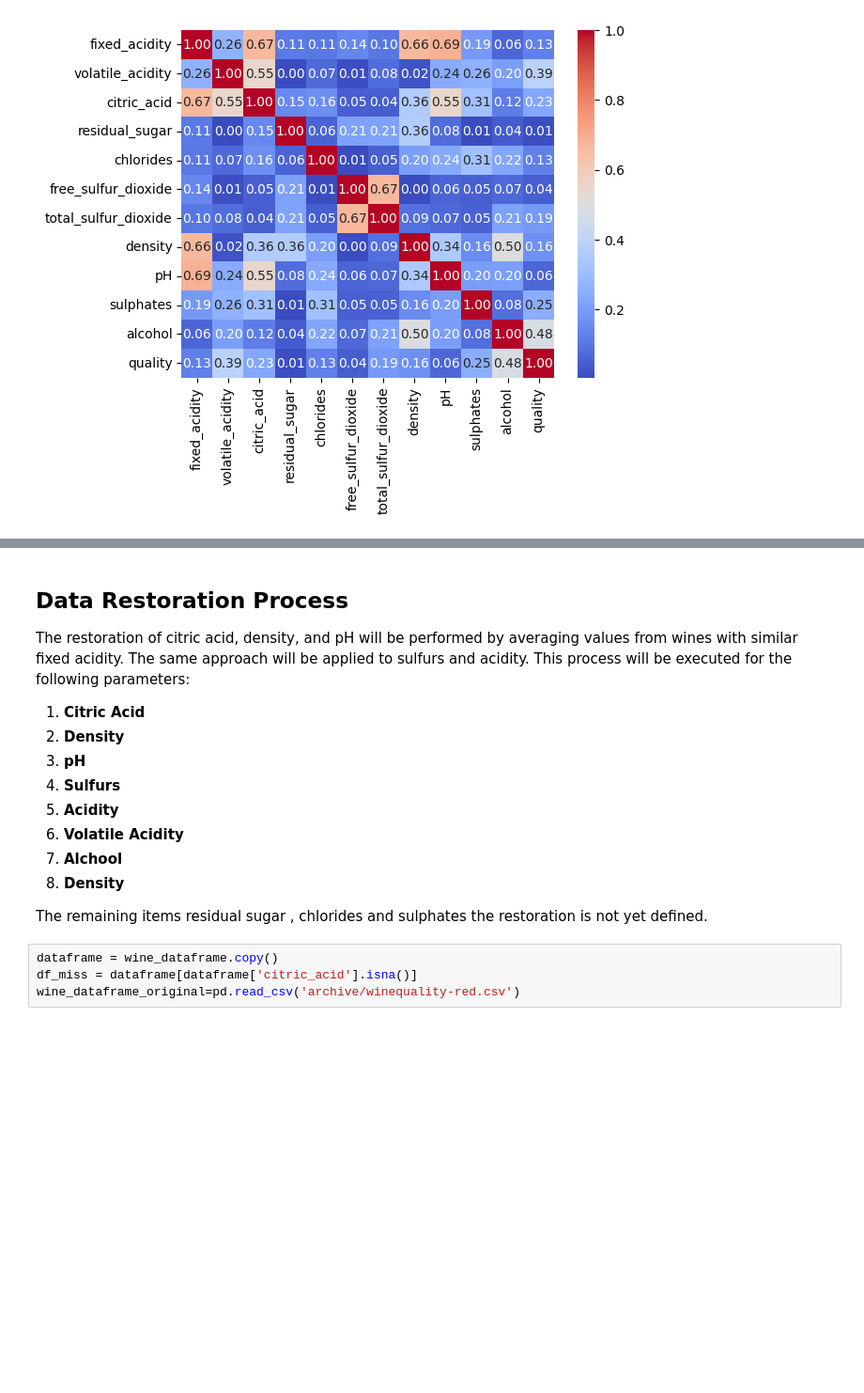
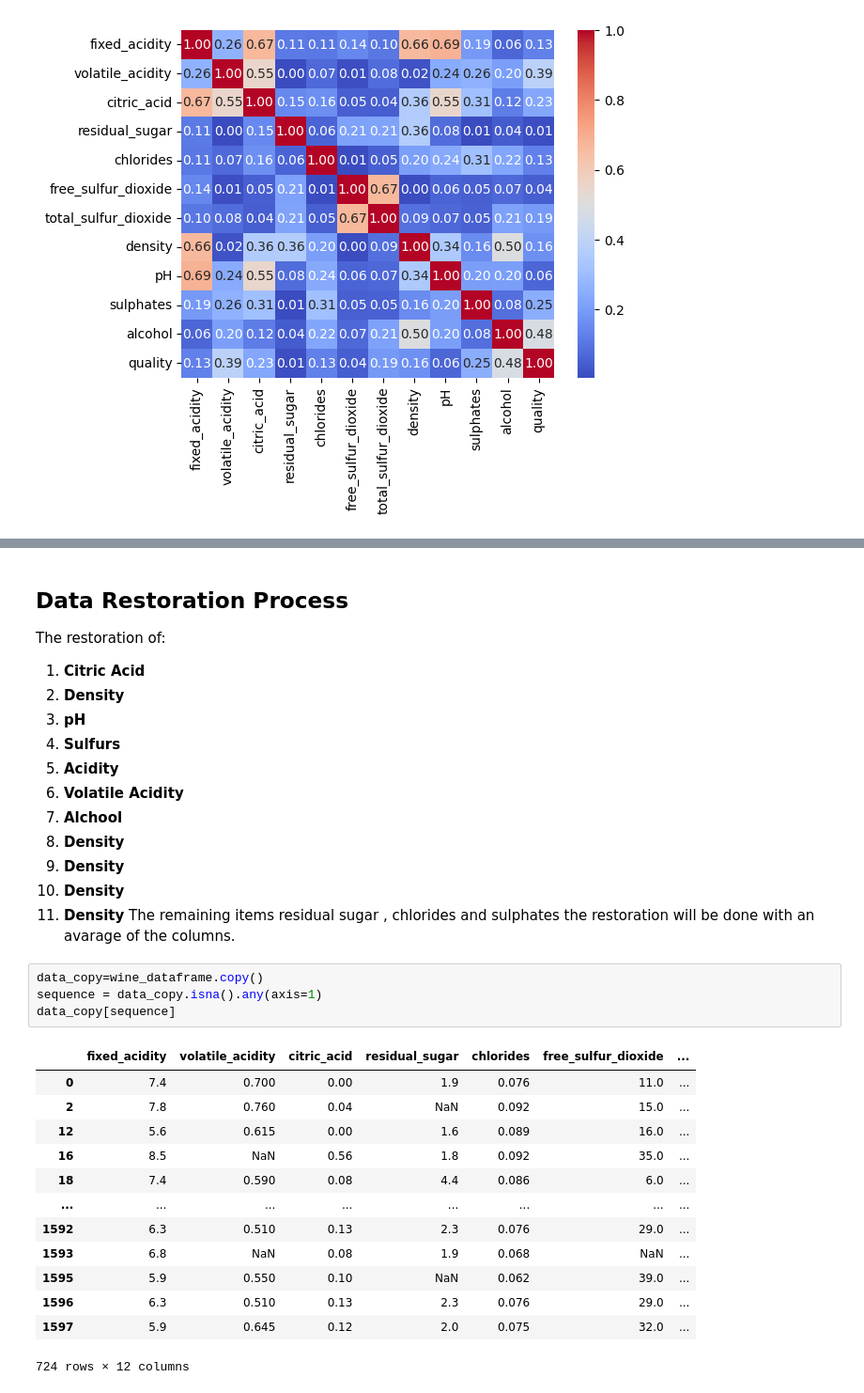
Before and after one commit to gonarec/WineDetector_Python_Project, a Jupyter notebook: Project.ipynb, the cells around one changed output, grey strips where cells are left out. Shown at 94% size. Drawn from its saved outputs; the diff is of its cells as text; blank space fills up the shorter version.

Commit message:
restoration_function_finish

```diff
--- a/Project.ipynb
+++ b/Project.ipynb
@@ -76,8 +76,7 @@ corr_features
 # %% [markdown]
 ## Data Restoration Process
 
-The restoration of citric acid, density, and pH will be performed by averaging values from wines with similar fixed acidity. The same approach will be applied to sulfurs and acidity. This process will be executed for the following parameters:
-
+The restoration of:
 1. **Citric Acid**
 2. **Density**
 3. **pH**
@@ -86,10 +85,26 @@ The restoration of citric acid, density, and pH will be performed by averaging v
 6. **Volatile Acidity**
 7. **Alchool**
 8. **Density**
-
-The remaining items residual sugar , chlorides and sulphates the restoration is not yet defined.
+9. **Density**
+10. **Density**
+11. **Density**
+The remaining items residual sugar , chlorides and sulphates the restoration will be done with an avarage of the columns.
-# %%
-dataframe = wine_dataframe.copy()
-df_miss = dataframe[dataframe['citric_acid'].isna()]
-wine_dataframe_original=pd.read_csv('archive/winequality-red.csv')
+# %%
+data_copy=wine_dataframe.copy()
+sequence = data_copy.isna().any(axis=1)
+data_copy[sequence]
+# %% [output]
+|  | fixed_acidity | volatile_acidity | citric_acid | residual_sugar | chlorides | free_sulfur_dioxide | ... |
+| 0 | 7.4 | 0.700 | 0.00 | 1.9 | 0.076 | 11.0 | ... |
+| 2 | 7.8 | 0.760 | 0.04 | NaN | 0.092 | 15.0 | ... |
+| 12 | 5.6 | 0.615 | 0.00 | 1.6 | 0.089 | 16.0 | ... |
+| 16 | 8.5 | NaN | 0.56 | 1.8 | 0.092 | 35.0 | ... |
+| 18 | 7.4 | 0.590 | 0.08 | 4.4 | 0.086 | 6.0 | ... |
+| ... | ... | ... | ... | ... | ... | ... | ... |
+| 1592 | 6.3 | 0.510 | 0.13 | 2.3 | 0.076 | 29.0 | ... |
+| 1593 | 6.8 | NaN | 0.08 | 1.9 | 0.068 | NaN | ... |
+| 1595 | 5.9 | 0.550 | 0.10 | NaN | 0.062 | 39.0 | ... |
+| 1596 | 6.3 | 0.510 | 0.13 | 2.3 | 0.076 | 29.0 | ... |
+| 1597 | 5.9 | 0.645 | 0.12 | 2.0 | 0.075 | 32.0 | ... |
+724 rows × 12 columns
 # %%
```
Also changed, not shown: parts of 9 cells of this notebook.
